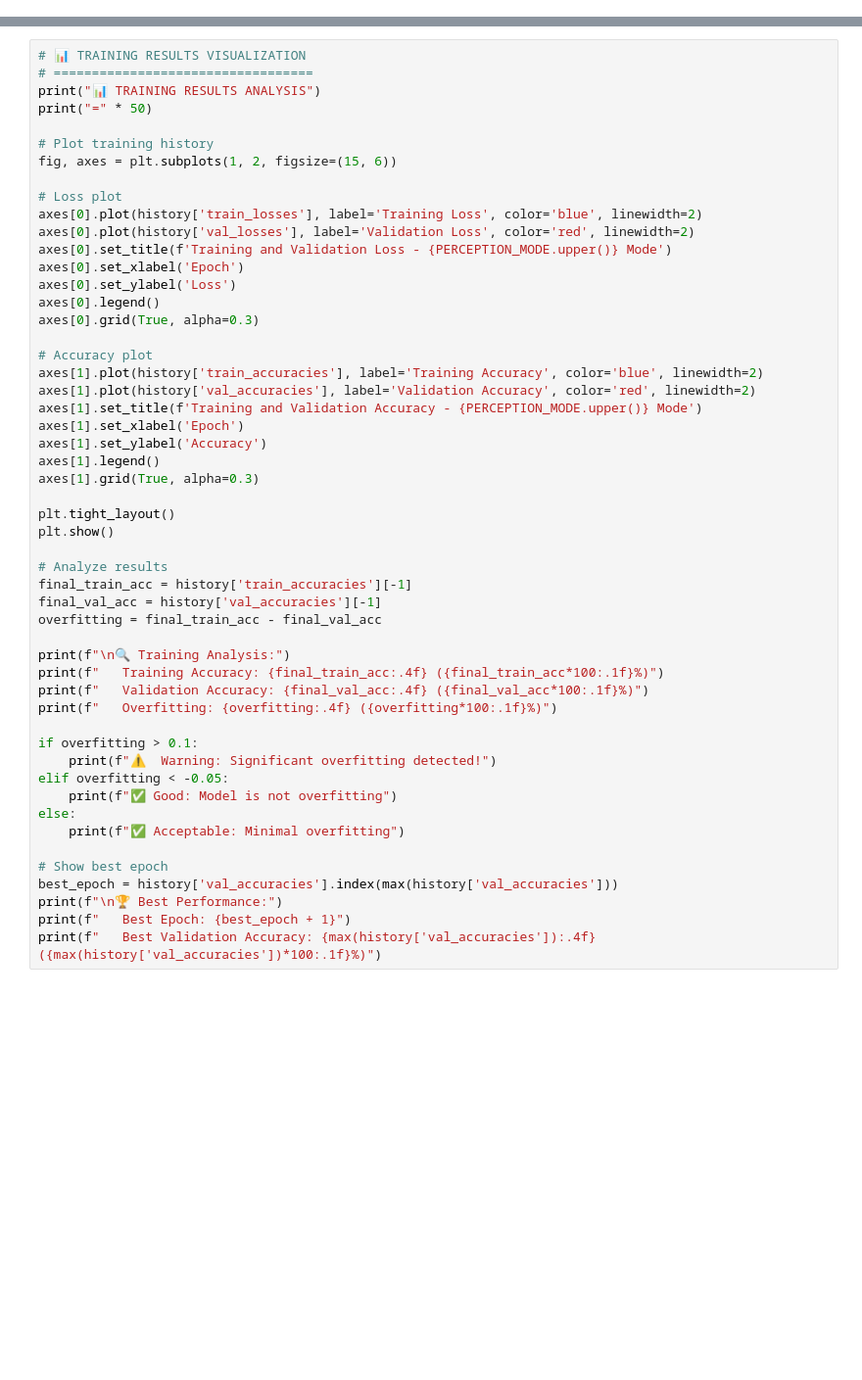
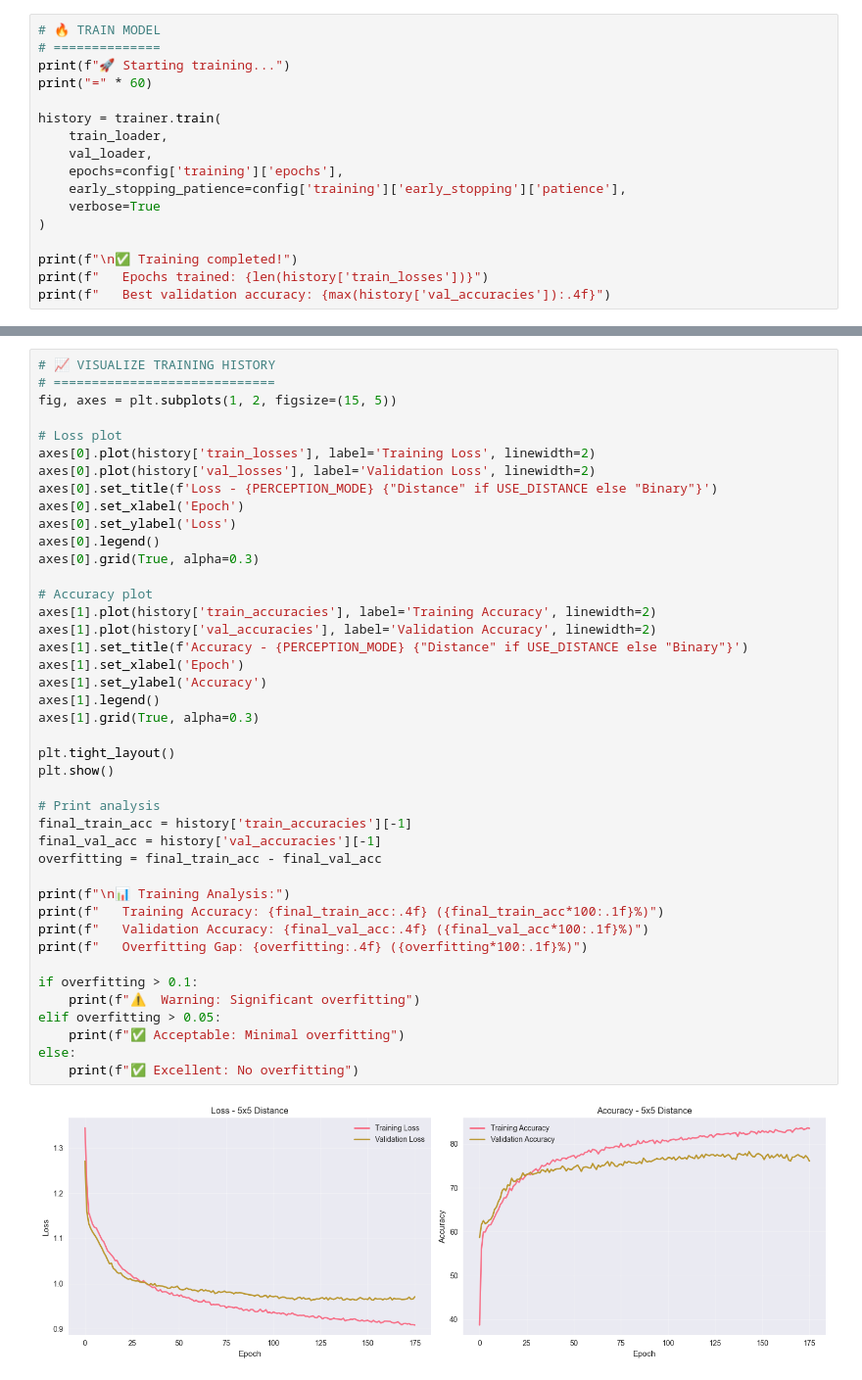
Before and after one commit to oalahurikar/Robot-Navigation, a Jupyter notebook: notebooks/02_neural_network_exploration.ipynb, the cells around one changed output, grey strips where cells are left out. Shown at 98% size. Drawn from its saved outputs; the diff is of its cells as text; blank space fills up the shorter version.

```diff
--- a/notebooks/02_neural_network_exploration.ipynb
+++ b/notebooks/02_neural_network_exploration.ipynb
@@ -213,0 +115,17 @@ print(f"\n✅ Training completed!")
+# %%
+# 🔥 TRAIN MODEL
+# ==============
+print(f"🚀 Starting training...")
+print("=" * 60)
+
+history = trainer.train(
+    train_loader,
+    val_loader,
+    epochs=config['training']['epochs'],
+    early_stopping_patience=config['training']['early_stopping']['patience'],
+    verbose=True
+)
+
+print(f"\n✅ Training completed!")
+print(f"   Epochs trained: {len(history['train_losses'])}")
+print(f"   Best validation accuracy: {max(history['val_accuracies']):.4f}")
@@ -214,52 +150,44 @@ print(f"\n✅ Training completed!")
 # %%
-# 📊 TRAINING RESULTS VISUALIZATION
-# ==================================
-print("📊 TRAINING RESULTS ANALYSIS")
-print("=" * 50)
-
-# Plot training history
-fig, axes = plt.subplots(1, 2, figsize=(15, 6))
+# 📈 VISUALIZE TRAINING HISTORY
+# =============================
+fig, axes = plt.subplots(1, 2, figsize=(15, 5))
 
 # Loss plot
-axes[0].plot(history['train_losses'], label='Training Loss', color='blue', linewidth=2)
-axes[0].plot(history['val_losses'], label='Validation Loss', color='red', linewidth=2)
-axes[0].set_title(f'Training and Validation Loss - {PERCEPTION_MODE.upper()} Mode')
+axes[0].plot(history['train_losses'], label='Training Loss', linewidth=2)
+axes[0].plot(history['val_losses'], label='Validation Loss', linewidth=2)
+axes[0].set_title(f'Loss - {PERCEPTION_MODE} {"Distance" if USE_DISTANCE else "Binary"}')
 axes[0].set_xlabel('Epoch')
 axes[0].set_ylabel('Loss')
 axes[0].legend()
 axes[0].grid(True, alpha=0.3)
 
 # Accuracy plot
-axes[1].plot(history['train_accuracies'], label='Training Accuracy', color='blue', linewidth=2)
-axes[1].plot(history['val_accuracies'], label='Validation Accuracy', color='red', linewidth=2)
-axes[1].set_title(f'Training and Validation Accuracy - {PERCEPTION_MODE.upper()} Mode')
+axes[1].plot(history['train_accuracies'], label='Training Accuracy', linewidth=2)
+axes[1].plot(history['val_accuracies'], label='Validation Accuracy', linewidth=2)
+axes[1].set_title(f'Accuracy - {PERCEPTION_MODE} {"Distance" if USE_DISTANCE else "Binary"}')
 axes[1].set_xlabel('Epoch')
 axes[1].set_ylabel('Accuracy')
 axes[1].legend()
 axes[1].grid(True, alpha=0.3)
 
 plt.tight_layout()
 plt.show()
 
-# Analyze results
+# Print analysis
 final_train_acc = history['train_accuracies'][-1]
 final_val_acc = history['val_accuracies'][-1]
 overfitting = final_train_acc - final_val_acc
 
-print(f"\n🔍 Training Analysis:")
+print(f"\n📊 Training Analysis:")
 print(f"   Training Accuracy: {final_train_acc:.4f} ({final_train_acc*100:.1f}%)")
 print(f"   Validation Accuracy: {final_val_acc:.4f} ({final_val_acc*100:.1f}%)")
-print(f"   Overfitting: {overfitting:.4f} ({overfitting*100:.1f}%)")
+print(f"   Overfitting Gap: {overfitting:.4f} ({overfitting*100:.1f}%)")
 
 if overfitting > 0.1:
-    print(f"⚠️  Warning: Significant overfitting detected!")
-elif overfitting < -0.05:
-    print(f"✅ Good: Model is not overfitting")
+    print(f"⚠️  Warning: Significant overfitting")
+elif overfitting > 0.05:
+    print(f"✅ Acceptable: Minimal overfitting")
 else:
-    print(f"✅ Acceptable: Minimal overfitting")
-
-# Show best epoch
-best_epoch = history['val_accuracies'].index(max(history['val_accuracies']))
-print(f"\n🏆 Best Performance:")
-print(f"   Best Epoch: {best_epoch + 1}")
-print(f"   Best Validation Accuracy: {max(history['val_accuracies']):.4f} ({max(history['val_accuracies'])*100:.1f}%)")
+    print(f"✅ Excellent: No overfitting")
+# %% [output]
+[figure, added]
```
Also changed, not shown: parts of 25 cells of this notebook, 17 other files.
